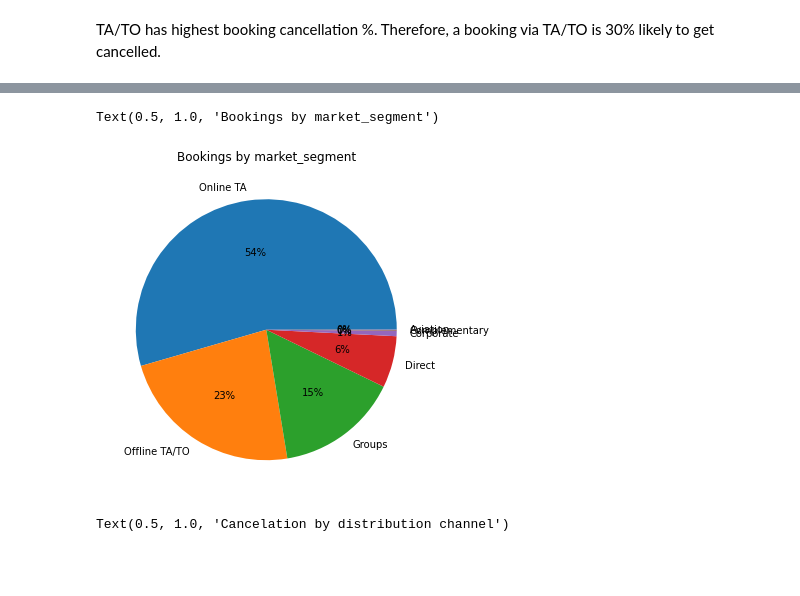
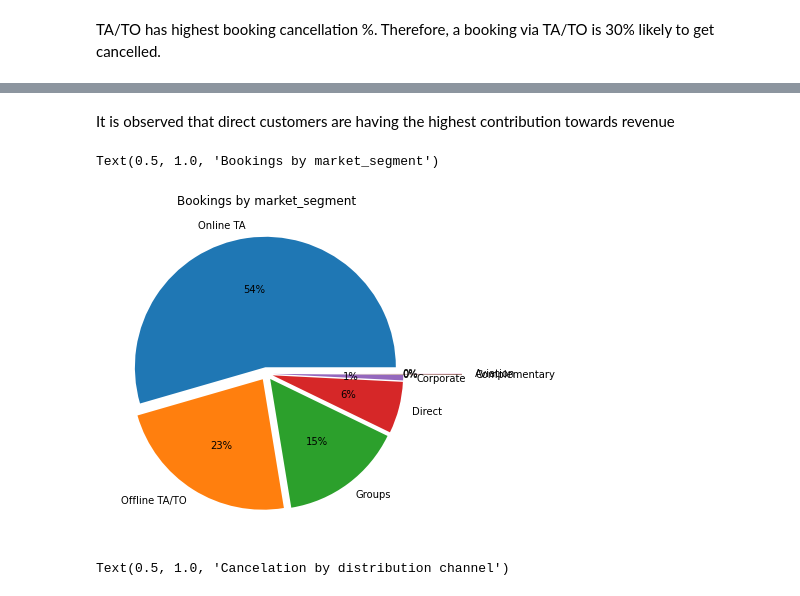
Before and after one commit to SmritiSalujaa/aurotest, a Jupyter notebook: Hotel_Booking_Analysis_Capstone_Project.ipynb, the cells around one changed output, grey strips where cells are left out. Saved outputs shown, nothing was run; the diff lists cells and outputs as text; code cells hidden in the pictures; blank space fills up the shorter version.

```diff
--- a/Hotel_Booking_Analysis_Capstone_Project.ipynb
+++ b/Hotel_Booking_Analysis_Capstone_Project.ipynb
@@ -509,12 +594,14 @@ TA/TO has highest booking cancellation %. Therefore, a booking via TA/TO is 30%
+# %% [markdown]
+It is observed that direct customers are having the highest contribution towards revenue
 # %%
 #checking booking ratio of the market segment
 d = hotel_data['market_segment'].value_counts()
 plt.figure(figsize=(8,6))
-p = plt.pie(d, labels=d.index, autopct="%.0f%%")
+p = plt.pie(d, labels=d.index, explode=[0.05,0.05,0.05,0.05,0.05,0.5,0.5],autopct="%.0f%%")
 plt.title("Bookings by market_segment")
 # %% [output]
 Text(0.5, 1.0, 'Bookings by market_segment')
-[figure, old version]
+[figure, new version]
 # %%
 #checking cancelation rate of the market segment
 d=hotel_data.groupby(['is_canceled','market_segment']).size()
```
Also changed, not shown: parts of 35 cells of this notebook.
